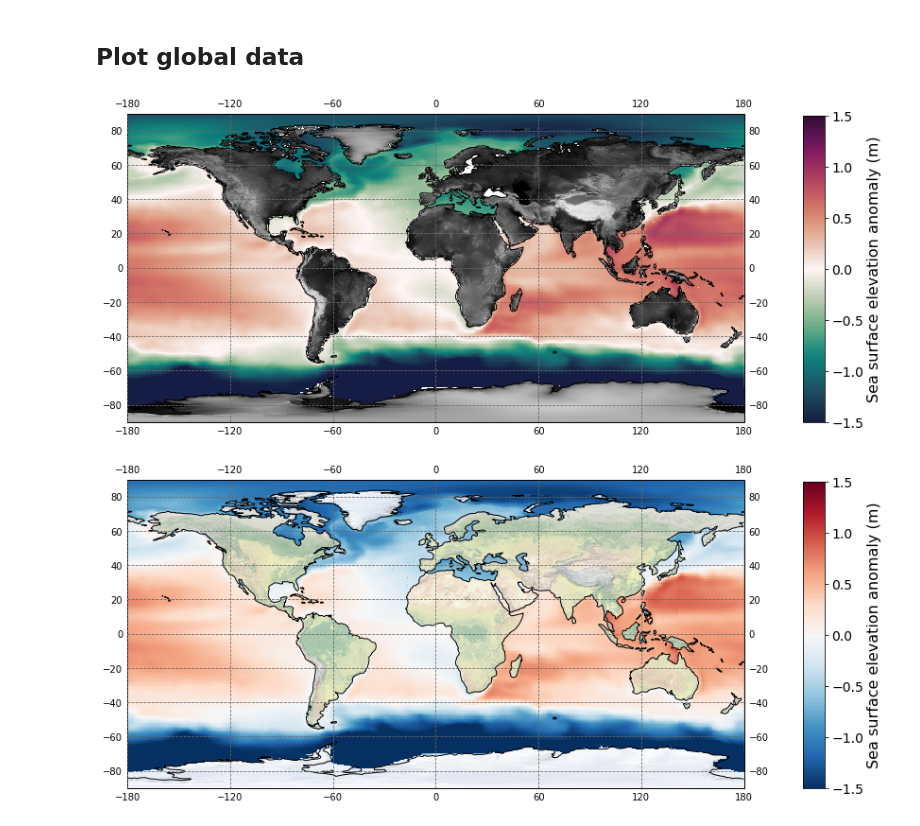
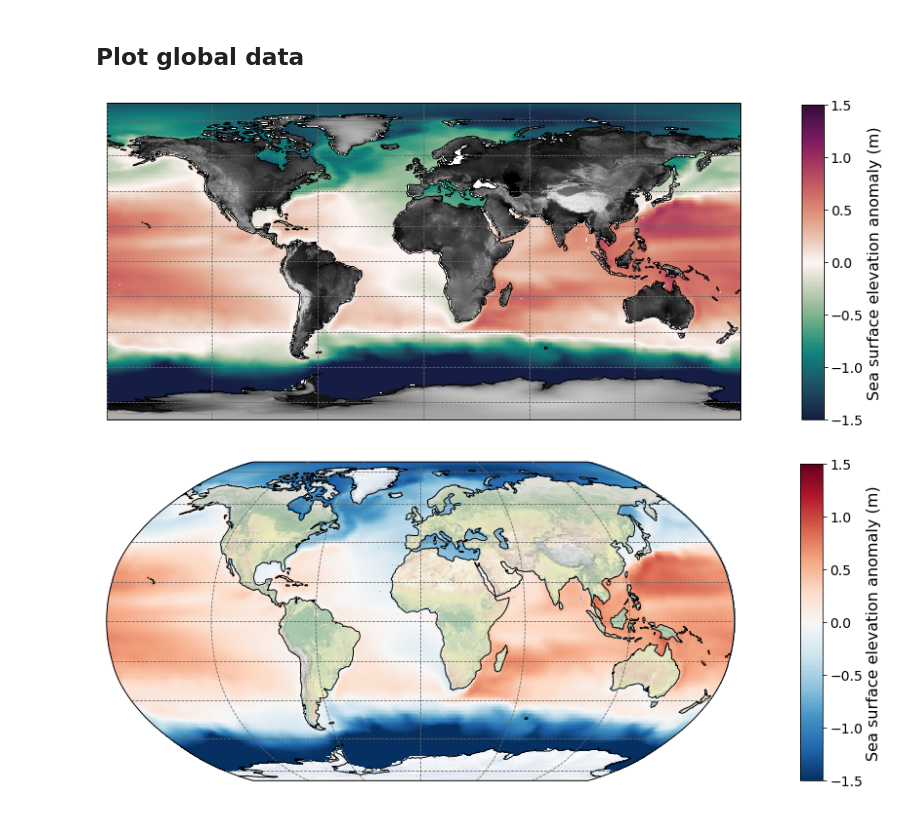
Before and after one commit to elenamarie/llc90_example_data, a Jupyter notebook: plot_llc90.ipynb, the cells around one changed output. Saved outputs shown, nothing was run; the diff lists cells and outputs as text; code cells hidden in the pictures.

Commit message:
tested robinson projection

```diff
--- a/plot_llc90.ipynb
+++ b/plot_llc90.ipynb
@@ -318,7 +318,7 @@ def plotAllFaces(ds, vmin, vmax, time=0,projection=ccrs.PlateCarree(central_long
         YG = extend_field(ds,'YG',face,face_connections)
  #       XG = np.where(XG > 0.0,XG,XG+360.0)
         if face in transpose:
-            XG = np.where(XG > 0.0,XG,XG+360.0)
+            XG = np.where(XG >= 0.0,XG,XG+360.0)
             XG = XG.T
             YG = YG.T
             data_masked = data_masked.T
@@ -326,7 +326,7 @@ def plotAllFaces(ds, vmin, vmax, time=0,projection=ccrs.PlateCarree(central_long
         ax.pcolormesh(XG, YG, data_masked, vmin=vmin, vmax=vmax, transform=ccrs.PlateCarree(), cmap=cmap)
   #      ax.contourf(XG, YG, data_masked, vmin=vmin, vmax=vmax, transform=ccrs.PlateCarree(), cmap=cmap)
 
-    gl = ax.gridlines(draw_labels=True,color='dimgray', linestyle='--', zorder=3)
+    gl = ax.gridlines(draw_labels=False,color='dimgray', linestyle='--', zorder=3)
 
     cbax = fig.add_axes([0.85, 0.125, 0.02, 0.75]) # color bar
  #   cbar = colorbar.ColorbarBase(cbax, cmap=cmap, norm=colors.BoundaryNorm(clevs, cmap.N),orientation='vertical')
@@ -336,8 +336,8 @@ def plotAllFaces(ds, vmin, vmax, time=0,projection=ccrs.PlateCarree(central_long
 # %%
 plotAllFaces(ds, vmin=-1.5, vmax=1.5,time=0,cmap=cmo.curl, background = 'topo')
 # %% [output]
-[figure, old version]
+[figure, new version]
 # %%
-plotAllFaces(ds, vmin=-1.5, vmax=1.5,time=0,cmap='RdBu_r', background = 'stock')
+plotAllFaces(ds, vmin=-1.5, vmax=1.5,time=0,projection=ccrs.Robinson(),cmap='RdBu_r', background = 'stock')
 # %% [output]
-[figure, old version]
+[figure, new version]
```
